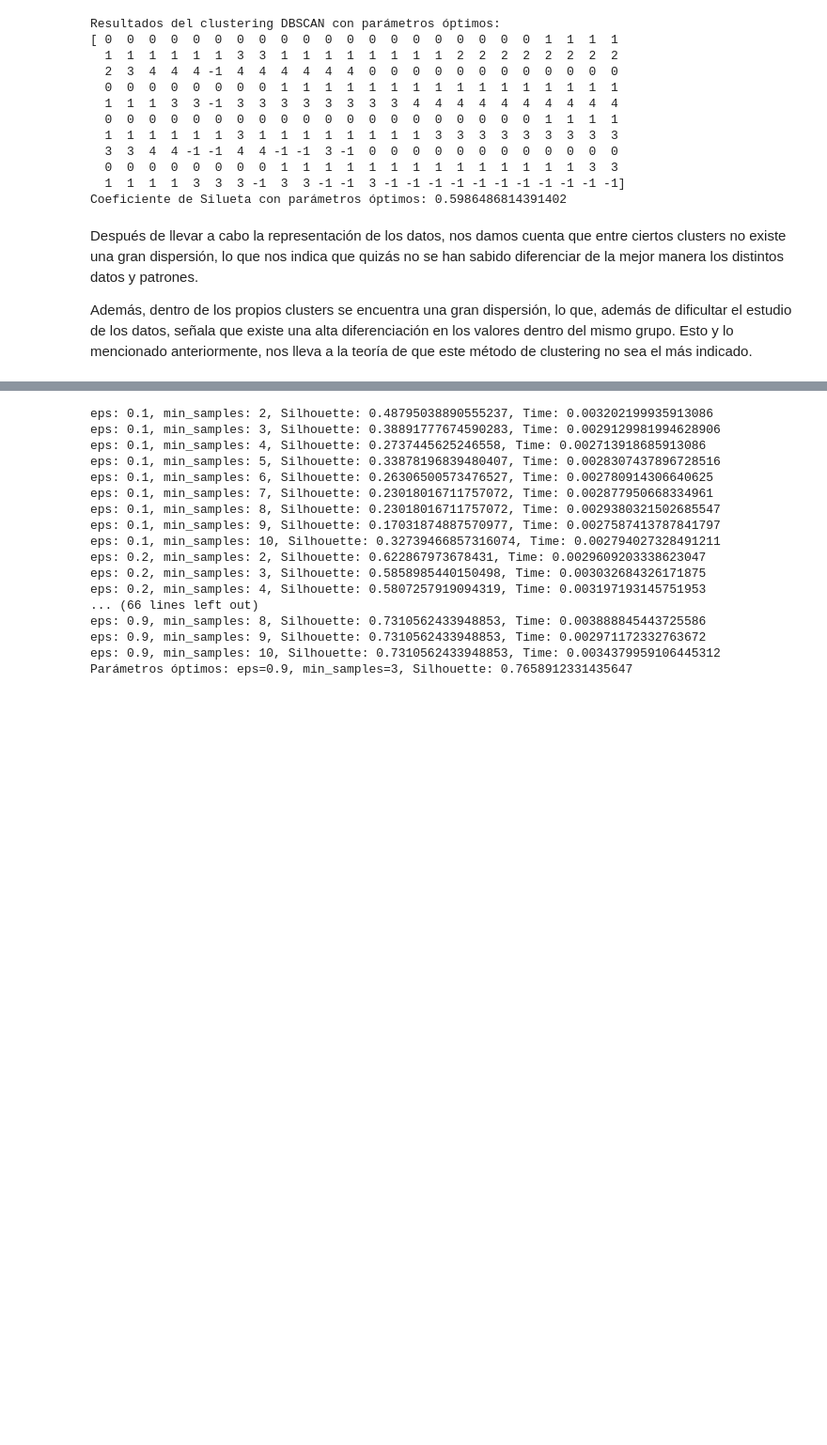
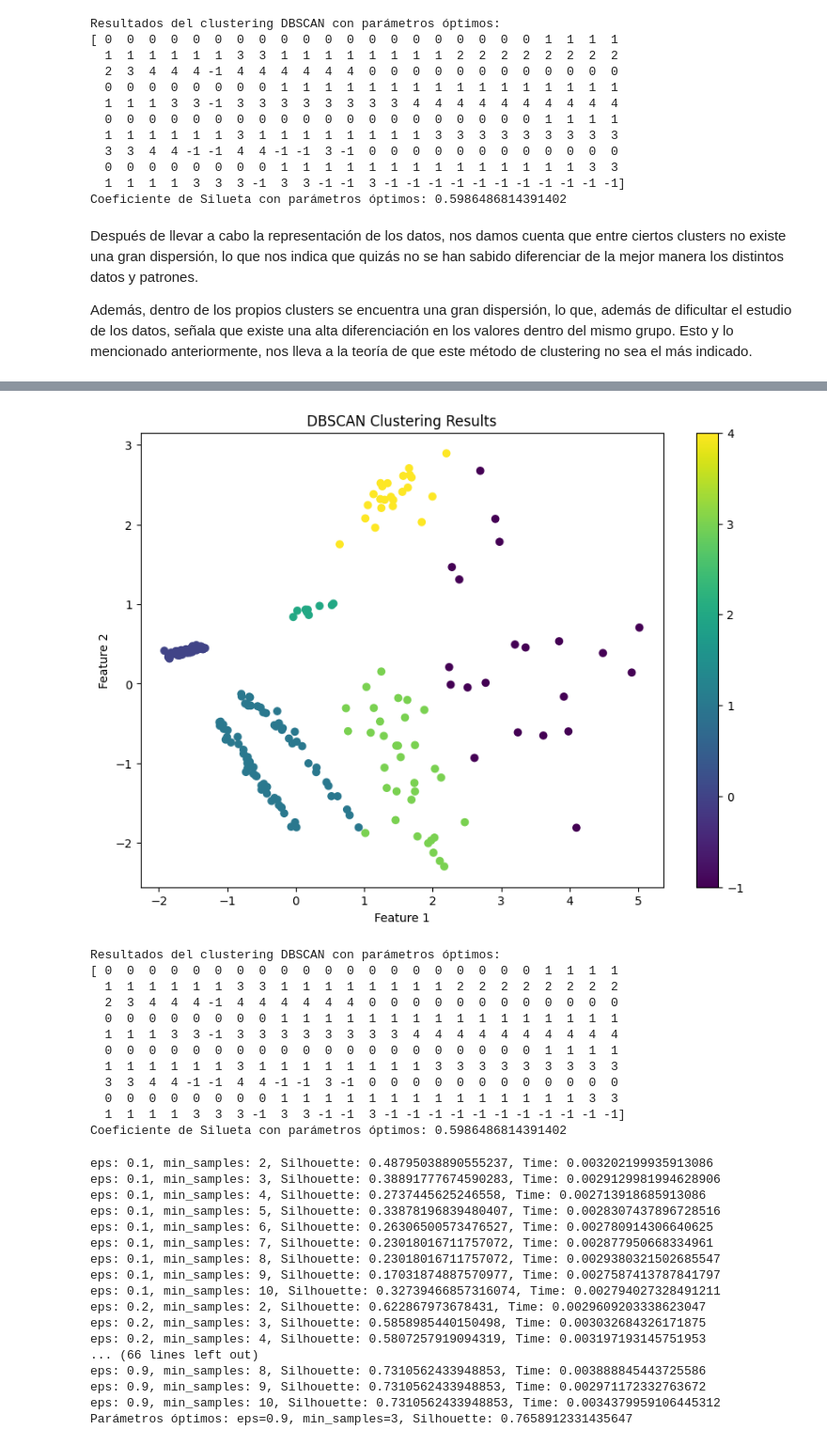
Before and after one commit to MigueLucena/Determinaci-n-Tipos-de-Estrellas, a Jupyter notebook: Practica2NT1.ipynb, the cells around one changed output, grey strips where cells are left out. Shown at 94% size. Cells and saved outputs as stored; diff of their text form; code cells hidden in the pictures; blank space fills up the shorter version.

```diff
--- a/Practica2NT1.ipynb
+++ b/Practica2NT1.ipynb
@@ -819,3 +987,70 @@ Coeficiente de Silueta con parámetros óptimos: 0.5986486814391402
 Después de llevar a cabo la representación de los datos, nos damos cuenta que entre ciertos clusters no existe una gran dispersión, lo que nos indica que quizás no se han sabido diferenciar de la mejor manera los distintos datos y patrones.
 
 Además, dentro de los propios clusters se encuentra una gran dispersión, lo que, además de dificultar el estudio de los datos, señala que existe una alta diferenciación en los valores dentro del mismo grupo. Esto y lo mencionado anteriormente, nos lleva a la teoría de que este método de clustering no sea el más indicado.
+# %%
+from sklearn.cluster import DBSCAN
+import numpy as np
+from sklearn.metrics import silhouette_score
+import matplotlib.pyplot as plt
+import time
+
+# Supongamos que 'data_onehot_pca' son tus datos
+
+# Lista para almacenar los valores de coeficiente de silueta
+silhouette_values = []
+
+# Rango de valores de eps a probar
+eps_range = np.arange(0.1, 1.0, 0.1)
+
+# Rango de valores de min_samples a probar
+min_samples_range = range(2, 11)
+
+# Lista para almacenar los resultados del clustering
+cluster_labels = []
+
+# Lista para almacenar los tiempos de ejecución
+execution_times = []
+
+for eps in eps_range:
+    for min_samples in min_samples_range:
+        clustering = DBSCAN(eps=eps, min_samples=min_samples)
+        start_time = time.time()
+        labels = clustering.fit_predict(data_onehot_pca)
+        end_time = time.time()
+        execution_time = end_time - start_time
+        silhouette = silhouette_score(data_onehot_pca, labels)
+        silhouette_values.append(silhouette)
+        cluster_labels.append(labels)
+        execution_times.append(execution_time)
+        print(f"eps: {eps}, min_samples: {min_samples}, Silhouette: {silhouette}, Time: {execution_time}")
+
+# Encontrar el índice del mejor valor de coeficiente de silueta
+optimal_index = np.argmax(silhouette_values)
+optimal_eps_index = optimal_index // len(min_samples_range)
+optimal_min_samples_index = optimal_index % len(min_samples_range)
+
+optimal_eps = eps_range[optimal_eps_index]
+optimal_min_samples = min_samples_range[optimal_min_samples_index]
+
+print(f"Parámetros óptimos: eps={optimal_eps}, min_samples={optimal_min_samples}, Silhouette: {silhouette_values[optimal_index]}")
+
+# Ejecutar DBSCAN con los parámetros óptimos y mostrar resultados
+optimal_clustering = DBSCAN(eps=optimal_eps, min_samples=optimal_min_samples)
+optimal_labels = optimal_clustering.fit_predict(data_onehot_pca)
+
+# Graficar los resultados del clustering con los parámetros óptimos
+plt.figure(figsize=(10, 7))
+scatter = plt.scatter(data_onehot_pca[:, 0], data_onehot_pca[:, 1], c=optimal_labels, cmap='viridis', marker='o')
+plt.title('DBSCAN Clustering Results')
+plt.xlabel('Feature 1')
+plt.ylabel('Feature 2')
+plt.colorbar(scatter)
+plt.show()
+
+# Imprimir los resultados del clustering con los parámetros óptimos
+print("Resultados del clustering DBSCAN con parámetros óptimos:")
+print(optimal_labels)
+
+# Imprimir el coeficiente de silueta con los parámetros óptimos
+print("Coeficiente de Silueta con parámetros óptimos:", silhouette_values[optimal_index])
+# %% [output]
@@ -822,3 +1074,16 @@ Además, dentro de los propios clusters se encuentra una gran dispersión, lo qu
+[figure, added]
+Resultados del clustering DBSCAN con parámetros óptimos:
+[ 0  0  0  0  0  0  0  0  0  0  0  0  0  0  0  0  0  0  0  0  1  1  1  1
+  1  1  1  1  1  1  3  3  1  1  1  1  1  1  1  1  2  2  2  2  2  2  2  2
+  2  3  4  4  4 -1  4  4  4  4  4  4  0  0  0  0  0  0  0  0  0  0  0  0
+  0  0  0  0  0  0  0  0  1  1  1  1  1  1  1  1  1  1  1  1  1  1  1  1
+  1  1  1  3  3 -1  3  3  3  3  3  3  3  3  4  4  4  4  4  4  4  4  4  4
+  0  0  0  0  0  0  0  0  0  0  0  0  0  0  0  0  0  0  0  0  1  1  1  1
+  1  1  1  1  1  1  3  1  1  1  1  1  1  1  1  3  3  3  3  3  3  3  3  3
+  3  3  4  4 -1 -1  4  4 -1 -1  3 -1  0  0  0  0  0  0  0  0  0  0  0  0
+  0  0  0  0  0  0  0  0  1  1  1  1  1  1  1  1  1  1  1  1  1  1  3  3
+  1  1  1  1  3  3  3 -1  3  3 -1 -1  3 -1 -1 -1 -1 -1 -1 -1 -1 -1 -1 -1]
+Coeficiente de Silueta con parámetros óptimos: 0.5986486814391402
 # %%
 from sklearn.cluster import DBSCAN
 import numpy as np
```
Also changed, not shown: parts of 4 cells of this notebook.
